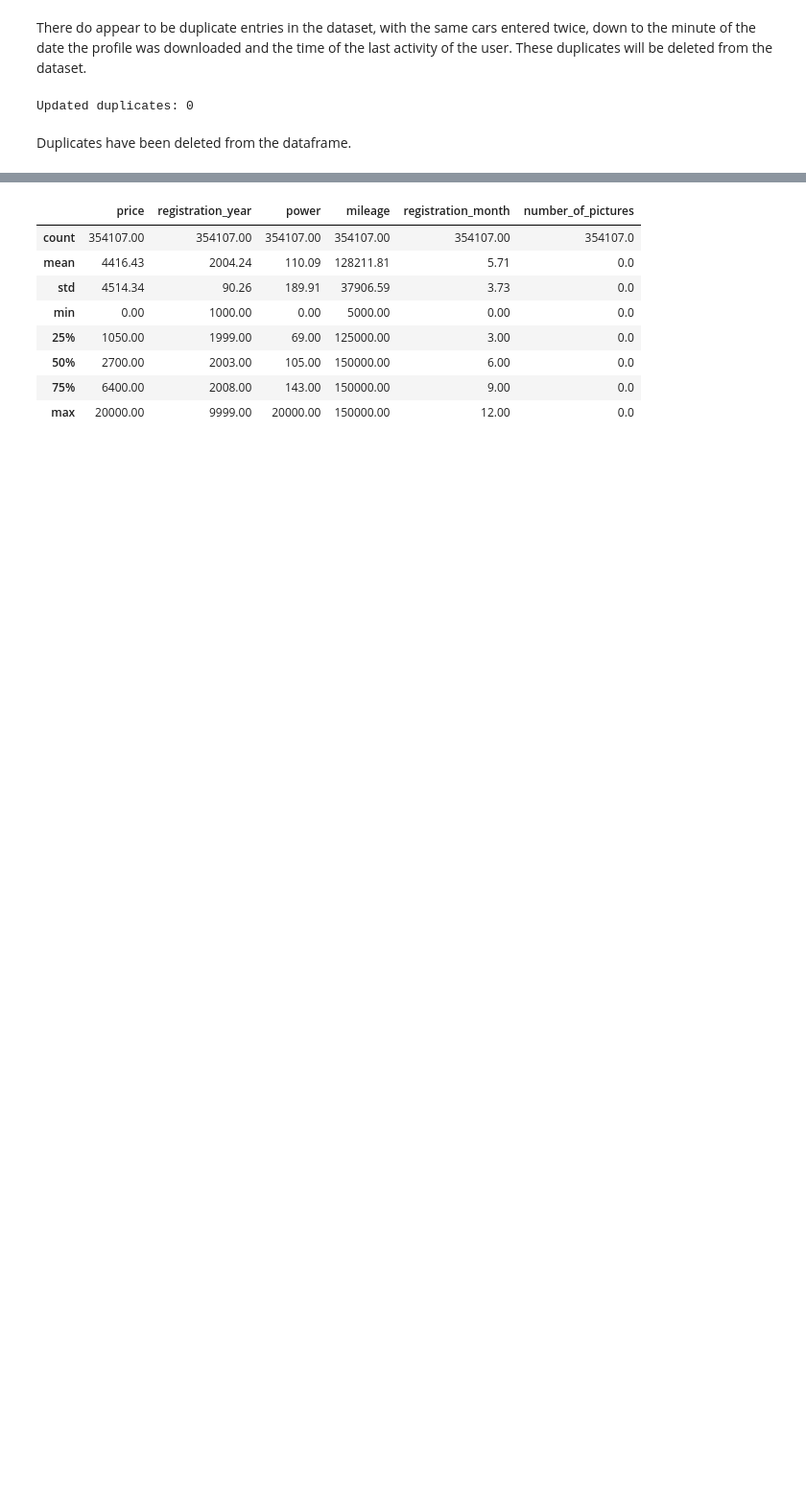
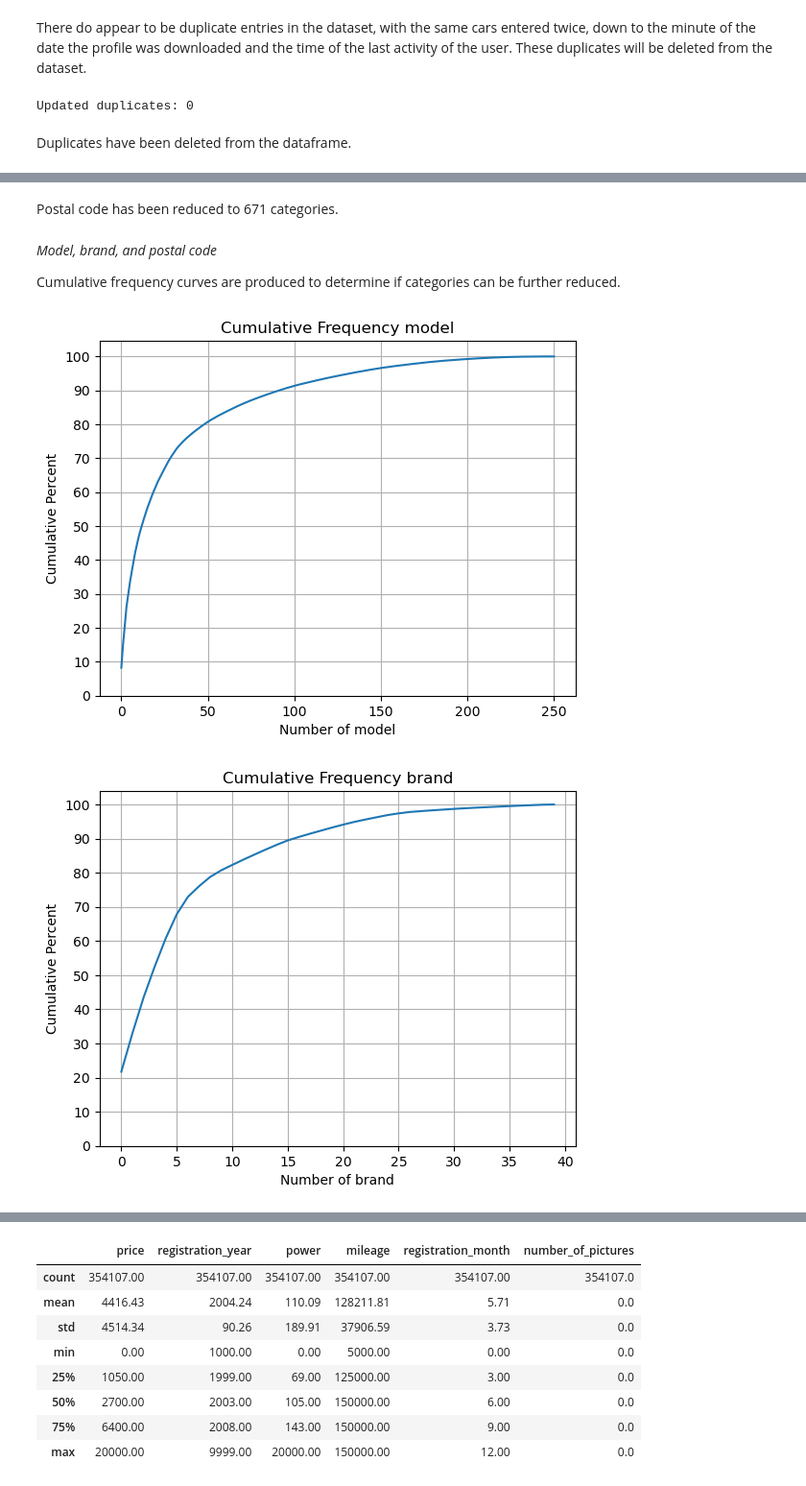
Before and after one commit to kellyshreeve/predicting-used-car-price, a Jupyter notebook: car_price_analysis.ipynb, the cells around one changed output, grey strips where cells are left out. Shown at 96% size. Saved outputs shown, nothing was run; the diff lists cells and outputs as text; code cells hidden in the pictures; blank space fills up the shorter version.

```diff
--- a/car_price_analysis.ipynb
+++ b/car_price_analysis.ipynb
@@ -26,6 +27,8 @@ def freq_table(df, column):
     table['percent'] = (table['count'] / len(df)) * 100
     table['cumulative_percent'] = np.cumsum(table['percent'])
 
+    pd.set_option('display.min_rows', 30, 'display.max_rows', 50)
+
     return table
 # %%
 # Read in data
@@ -251,0 +389,23 @@ Duplicates have been deleted from the dataframe.
+# %% [markdown]
+Postal code has been reduced to 671 categories.
+# %% [markdown]
+*Model, brand, and postal code*
+
+Cumulative frequency curves are produced to determine if categories can be further reduced.
+# %%
+# plot cdf of model, brand, and postal_code
+freq_large = [freq_model, freq_brand, freq_postal, freq_postal_trunc]
+
+for freq_table in freq_large:
+    plt.plot(freq_table['cumulative_percent'])
+
+    plt.title(f'Cumulative Frequency {freq_table.columns[0]}')
+    plt.ylabel('Cumulative Percent')
+    plt.xlabel(f'Number of {freq_table.columns[0]}')
+    plt.yticks(np.arange(0, 101, 10))
+    plt.grid(visible=True)
+
+    plt.show()
+# %% [output]
+[figure, added]
+[figure, added]
```
Also changed, not shown: parts of 59 cells of this notebook.
